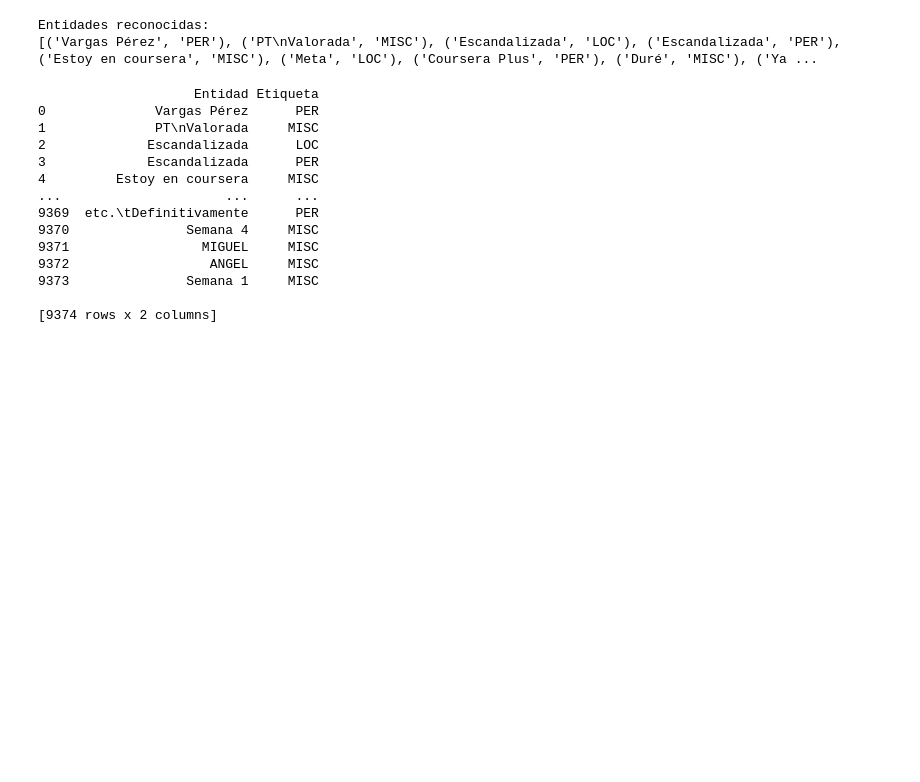
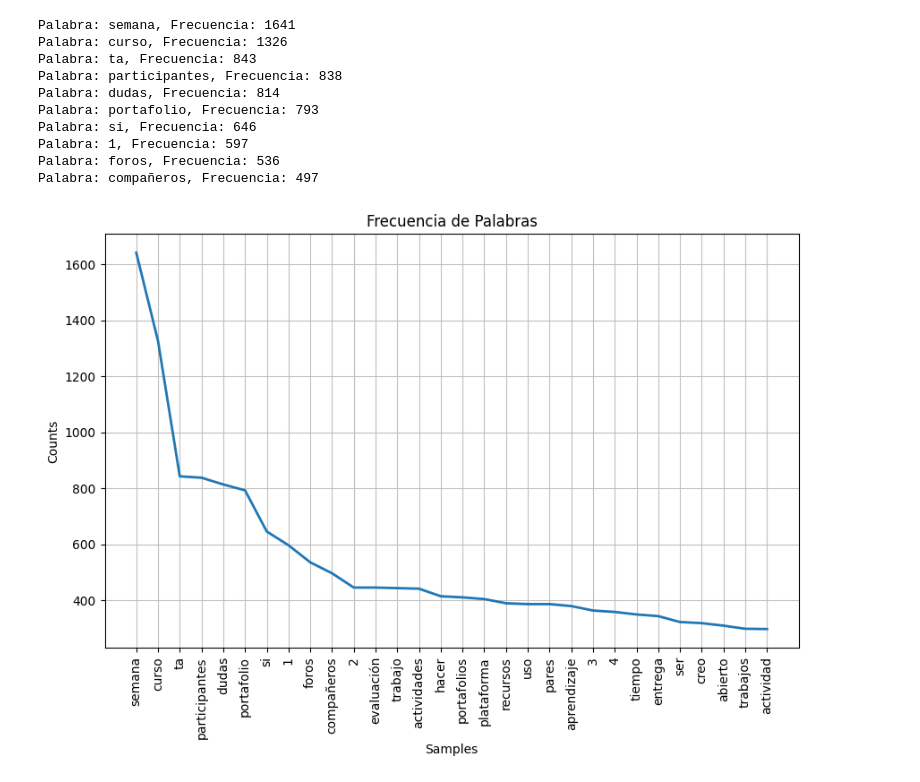
Before and after one commit to Angelgt3/SS2_Practicas_201901055, a Jupyter notebook: Practica 2/Practica2.ipynb, the cells around one changed output. Cells and saved outputs as stored; diff of their text form; code cells hidden in the pictures; blank space fills up the shorter version.

```diff
--- a/Practica 2/Practica2.ipynb
+++ b/Practica 2/Practica2.ipynb
@@ -203,34 +199,39 @@ Subjetividad: 0.12460906958561375%
 # %%
-# 19. Reconocimiento de entidades nombradas
-max_length = 1000000
-text_length = len(text_data)
-entities = []
-for start in range(0, text_length, max_length):
-    end = min(start + max_length, text_length)
-    doc = nlp(text_data[start:end])
-    entities += [(ent.text, ent.label_) for ent in doc.ents]
+# Tokenizar el texto
+tokens = word_tokenize(text_data)
 
-print("Entidades reconocidas:")
-print(entities)
+# Filtrar palabras vacías
+stop_words = set(stopwords.words('spanish'))
+filtered_tokens = [word for word in tokens if word.lower() not in stop_words]
+
+# Calcular la frecuencia de palabras
+freq_dist = FreqDist(filtered_tokens)
+
+# Mostrar las palabras más comunes
+for word, frequency in freq_dist.most_common(10):
+    print(f"Palabra: {word}, Frecuencia: {frequency}")
+
+# Graficar la frecuencia de palabras
+plt.figure(figsize=(10, 6))
+freq_dist.plot(30, cumulative=False)
+plt.title('Frecuencia de Palabras')
+
+plt.savefig(os.path.join(output_dir, 'frecuencia_de_palabras.png'))
+plt.show()
+plt.close()
 # %% [output]
-Entidades reconocidas:
-[('Vargas Pérez', 'PER'), ('PT\nValorada', 'MISC'), ('Escandalizada', 'LOC'), ('Escandalizada', 'PER'), ('Estoy en coursera', 'MISC'), ('Meta', 'LOC'), ('Coursera Plus', 'PER'), ('Duré', 'MISC'), ('Ya ...
+Palabra: semana, Frecuencia: 1641
+Palabra: curso, Frecuencia: 1326
+Palabra: ta, Frecuencia: 843
+Palabra: participantes, Frecuencia: 838
+Palabra: dudas, Frecuencia: 814
+Palabra: portafolio, Frecuencia: 793
+Palabra: si, Frecuencia: 646
+Palabra: 1, Frecuencia: 597
+Palabra: foros, Frecuencia: 536
+Palabra: compañeros, Frecuencia: 497
+[figure, added]
 # %%
 # 20. Crear un DataFrame para las entidades
 entities_df = pd.DataFrame(entities, columns=['Entidad', 'Etiqueta'])
-print(entities_df)
+#print(entities_df)
-# %% [output]
-                    Entidad Etiqueta
-0              Vargas Pérez      PER
-1              PT\nValorada     MISC
-2             Escandalizada      LOC
-3             Escandalizada      PER
-4         Estoy en coursera     MISC
-...                     ...      ...
-9369  etc.\tDefinitivamente      PER
-9370               Semana 4     MISC
-9371                 MIGUEL     MISC
-9372                  ANGEL     MISC
-9373               Semana 1     MISC
-
-[9374 rows x 2 columns]
```
Also changed, not shown: parts of 15 cells of this notebook.
